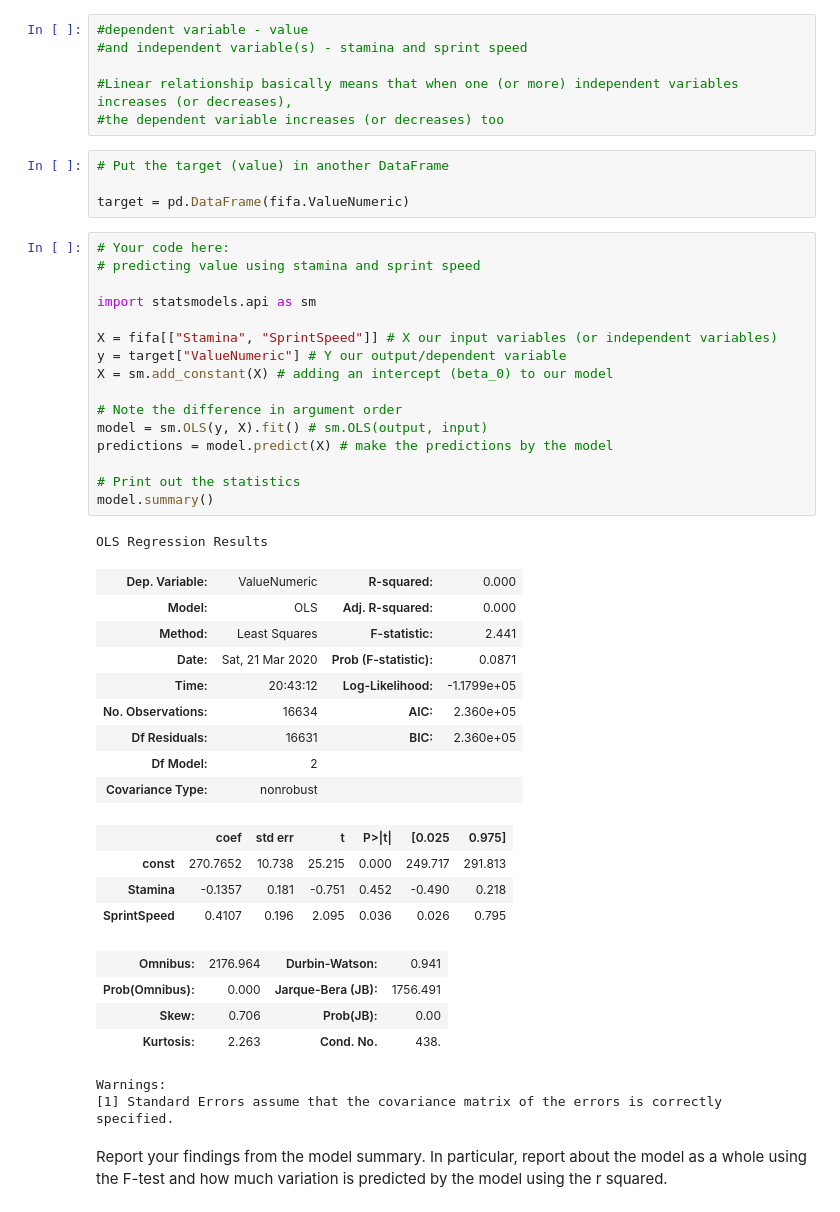
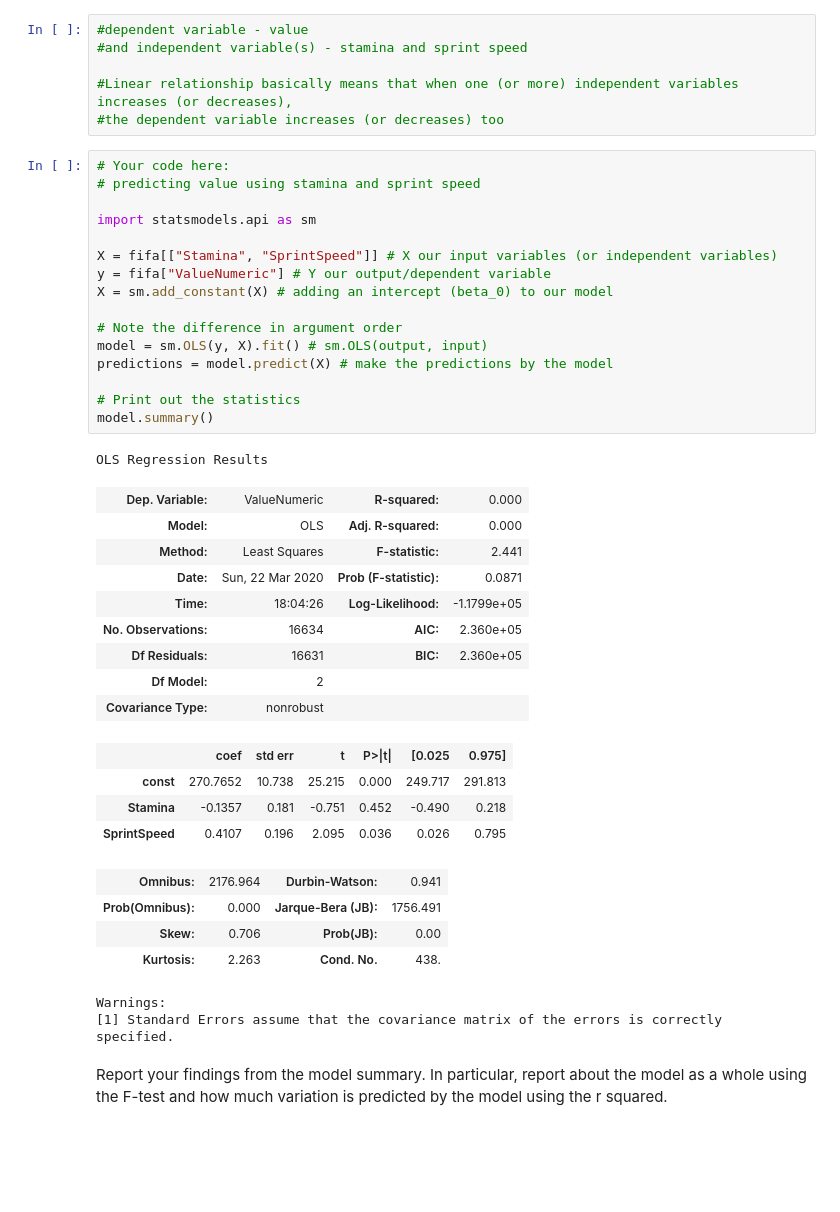
Before and after one commit to ta-datapt-bcn/lab-correlation-tests-with-scipy, a Jupyter notebook: your-code/main.ipynb, the cells around one changed output. Drawn from its saved outputs; the diff is of its cells as text; blank space fills up the shorter version.

```diff
--- a/your-code/main.ipynb
+++ b/your-code/main.ipynb
@@ -153,33 +153,29 @@ Hint: remember to add an intercept to the model using the `add_constant` functio
 
 #Linear relationship basically means that when one (or more) independent variables increases (or decreases),
 #the dependent variable increases (or decreases) too
-# %%
-# Put the target (value) in another DataFrame
-
-target = pd.DataFrame(fifa.ValueNumeric)
 # %%
 # Your code here:
 # predicting value using stamina and sprint speed
 
 import statsmodels.api as sm
 
 X = fifa[["Stamina", "SprintSpeed"]] # X our input variables (or independent variables)
-y = target["ValueNumeric"] # Y our output/dependent variable
+y = fifa["ValueNumeric"] # Y our output/dependent variable
 X = sm.add_constant(X) # adding an intercept (beta_0) to our model
 
 # Note the difference in argument order
 model = sm.OLS(y, X).fit() # sm.OLS(output, input)
 predictions = model.predict(X) # make the predictions by the model
 
 # Print out the statistics
 model.summary()
 # %% [output]
 OLS Regression Results
 | Dep. Variable: | ValueNumeric | R-squared: | 0.000 |
 | Model: | OLS | Adj. R-squared: | 0.000 |
 | Method: | Least Squares | F-statistic: | 2.441 |
-| Date: | Sat, 21 Mar 2020 | Prob (F-statistic): | 0.0871 |
-| Time: | 20:43:12 | Log-Likelihood: | -1.1799e+05 |
+| Date: | Sun, 22 Mar 2020 | Prob (F-statistic): | 0.0871 |
+| Time: | 18:04:26 | Log-Likelihood: | -1.1799e+05 |
 | No. Observations: | 16634 | AIC: | 2.360e+05 |
 | Df Residuals: | 16631 | BIC: | 2.360e+05 |
 | Df Model: | 2 |  |  |
```
Also changed, not shown: parts of 1 cell of this notebook.
